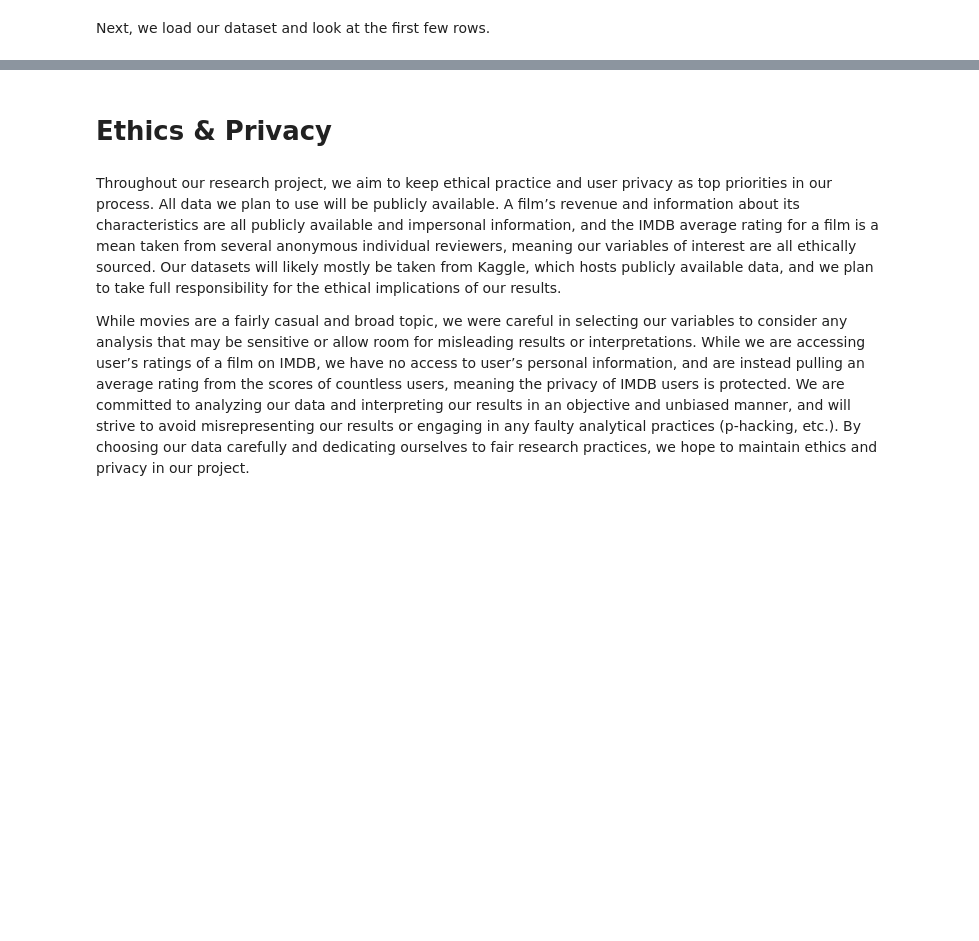
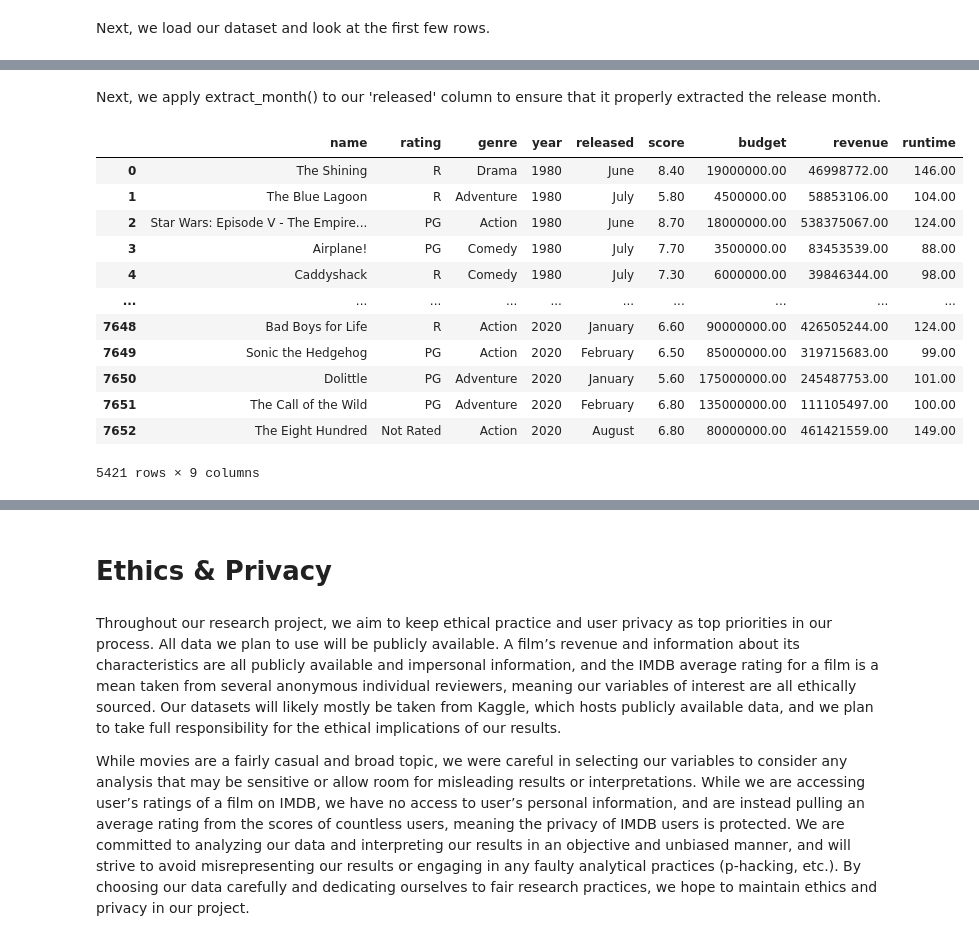
Before and after one commit to COGS108/Group028_WI24, a Jupyter notebook: DataCheckpoint_Group028_WI24.ipynb, the cells around one changed output, grey strips where cells are left out. Drawn from its saved outputs; the diff is of its cells as text; code cells hidden in the pictures; blank space fills up the shorter version.

```diff
--- a/DataCheckpoint_Group028_WI24.ipynb
+++ b/DataCheckpoint_Group028_WI24.ipynb
@@ -109,0 +125,53 @@ cleaned_df
+# %%
+def extract_month(string):
+
+    #convert the strings into usable format
+    string = string.lower()
+    string = string.strip()
+
+    #Check to see which month the release date information contains, then preserving only that month
+    if 'january' in string:
+        string = 'January'
+    elif 'february' in string:
+        string = 'February'
+    elif 'march' in string:
+        string = 'March'
+    elif 'april' in string:
+        string = 'April'
+    elif 'may' in string:
+        string = 'May'
+    elif 'june' in string:
+        string = 'June'
+    elif 'july' in string:
+        string = 'July'
+    elif 'august' in string:
+        string = 'August'
+    elif 'september' in string:
+        string = 'September'
+    elif 'october' in string:
+        string = 'October'
+    elif 'november' in string:
+        string = 'November'
+    elif 'december' in string:
+        string = 'December'
+
+    return string
+# %% [markdown]
+Next, we apply extract_month() to our 'released' column to ensure that it properly extracted the release month.
+# %%
+cleaned_df['released'] = cleaned_df['released'].apply(extract_month)
+cleaned_df
+# %% [output]
+|  | name | rating | genre | year | released | score | budget | revenue | runtime |
+| 0 | The Shining | R | Drama | 1980 | June | 8.40 | 19000000.00 | 46998772.00 | 146.00 |
+| 1 | The Blue Lagoon | R | Adventure | 1980 | July | 5.80 | 4500000.00 | 58853106.00 | 104.00 |
+| 2 | Star Wars: Episode V - The Empire... | PG | Action | 1980 | June | 8.70 | 18000000.00 | 538375067.00 | 124.00 |
+| 3 | Airplane! | PG | Comedy | 1980 | July | 7.70 | 3500000.00 | 83453539.00 | 88.00 |
+| 4 | Caddyshack | R | Comedy | 1980 | July | 7.30 | 6000000.00 | 39846344.00 | 98.00 |
+| ... | ... | ... | ... | ... | ... | ... | ... | ... | ... |
+| 7648 | Bad Boys for Life | R | Action | 2020 | January | 6.60 | 90000000.00 | 426505244.00 | 124.00 |
+| 7649 | Sonic the Hedgehog | PG | Action | 2020 | February | 6.50 | 85000000.00 | 319715683.00 | 99.00 |
+| 7650 | Dolittle | PG | Adventure | 2020 | January | 5.60 | 175000000.00 | 245487753.00 | 101.00 |
+| 7651 | The Call of the Wild | PG | Adventure | 2020 | February | 6.80 | 135000000.00 | 111105497.00 | 100.00 |
+| 7652 | The Eight Hundred | Not Rated | Action | 2020 | August | 6.80 | 80000000.00 | 461421559.00 | 149.00 |
+5421 rows × 9 columns
```
Also changed, not shown: parts of 29 cells of this notebook, 1 other file.
